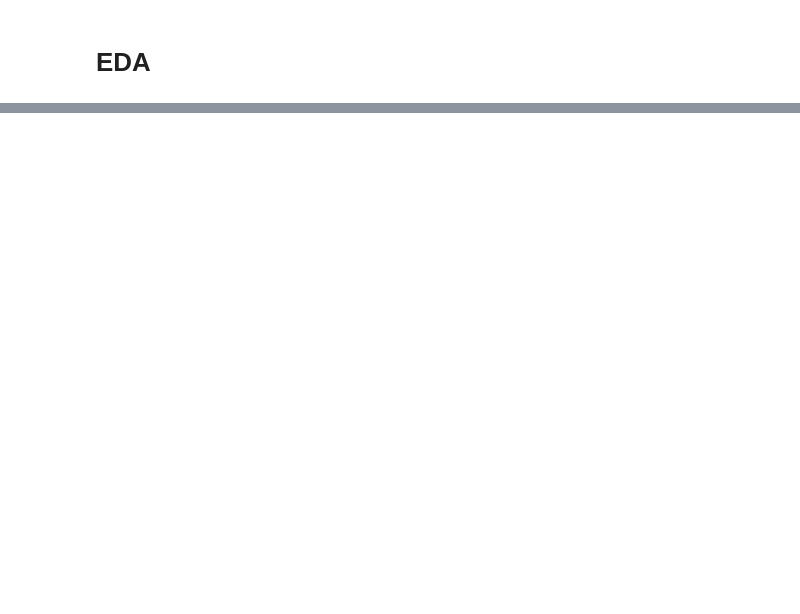
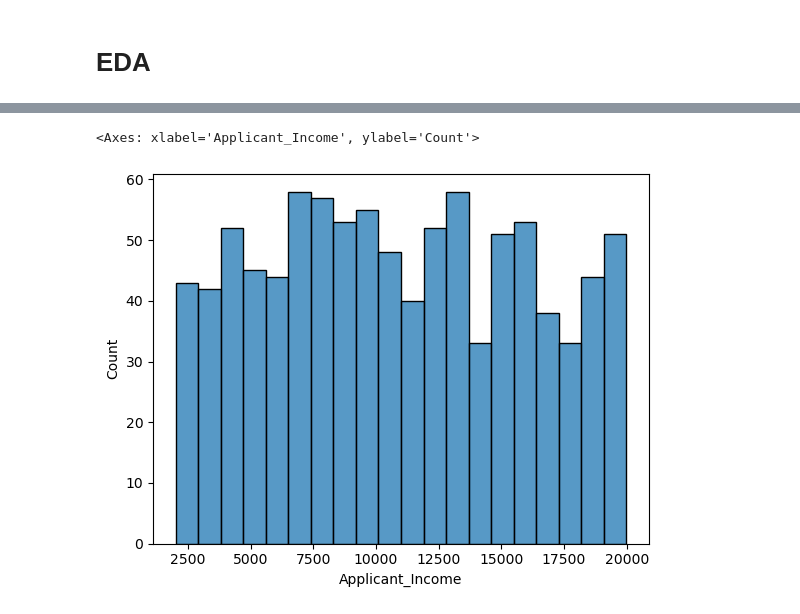
Before and after one commit to EppaHarsha/Loan_Approval_System, a Jupyter notebook: loan_approval_system.ipynb, the cells around one changed output, grey strips where cells are left out. Saved outputs shown, nothing was run; the diff lists cells and outputs as text; code cells hidden in the pictures; blank space fills up the shorter version.

```diff
--- a/loan_approval_system.ipynb
+++ b/loan_approval_system.ipynb
@@ -38,0 +62,9 @@ Name: count, dtype: int64
+# %%
+sns.histplot(
+    data = data,
+    x = "Applicant_Income",
+    bins=20
+)
+# %% [output]
+<Axes: xlabel='Applicant_Income', ylabel='Count'>
+[figure, added]
```
Also changed, not shown: parts of 23 cells of this notebook.
